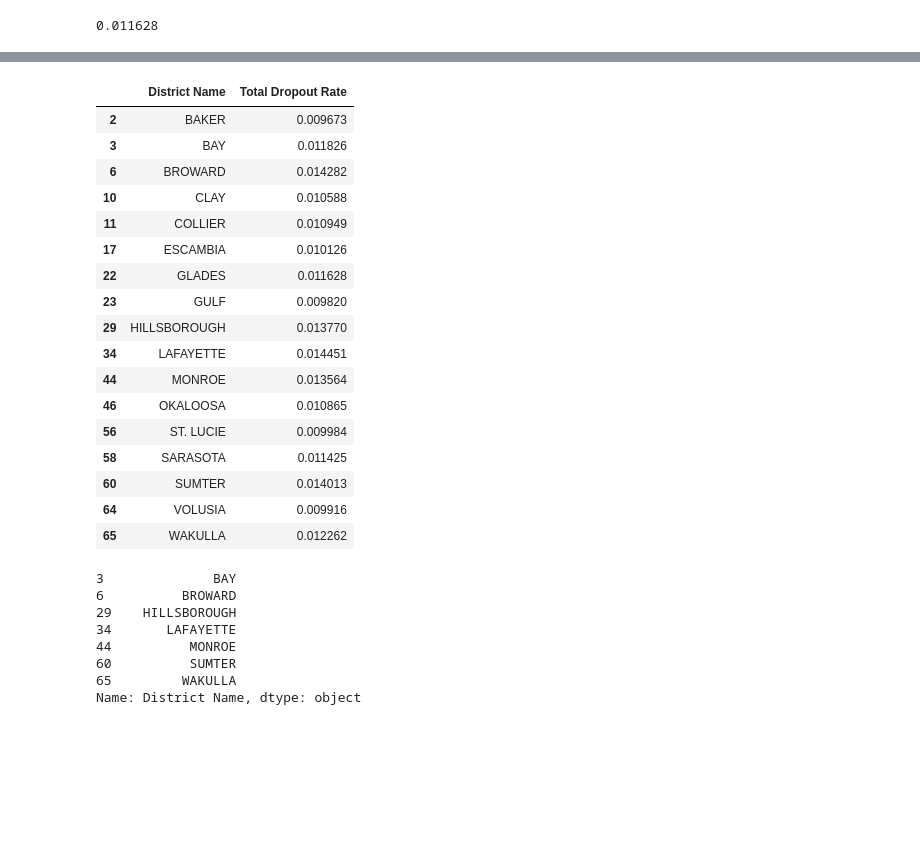
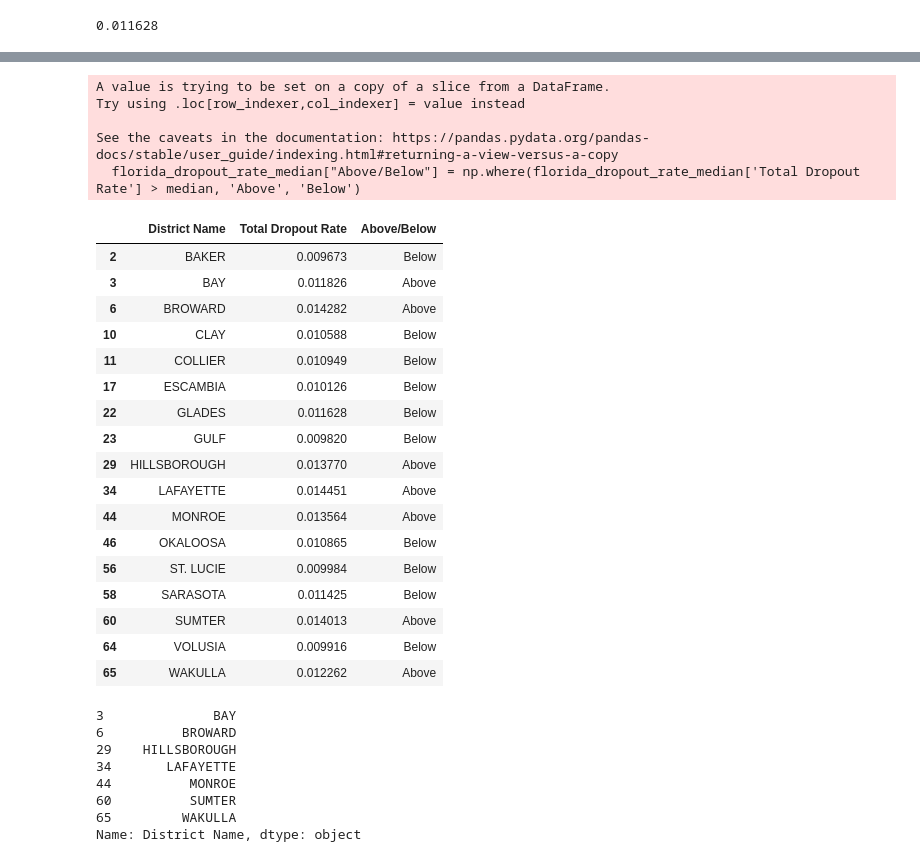
Before and after one commit to jjwilliams11/project1, a Jupyter notebook: Education_Dropout/FL_Education_Dropout_imports.ipynb, the cells around one changed output, grey strips where cells are left out. Drawn from its saved outputs; the diff is of its cells as text; code cells hidden in the pictures; blank space fills up the shorter version.

Commit message:
Update import file with Above/Below Column

```diff
--- a/Education_Dropout/FL_Education_Dropout_imports.ipynb
+++ b/Education_Dropout/FL_Education_Dropout_imports.ipynb
@@ -430,4 +430,5 @@ median
 # %% [output]
 0.011628
 # %%
-florida_dropout_rate_df = florida_dropout_rate.loc[(florida_dropout_rate["Total Dropout Rate"] > .011) & (florida_dropout_rate["Total Dropout Rate"] < .021)]
+florida_dropout_rate_median = florida_dropout_rate.loc[(florida_dropout_rate["Total Dropout Rate"] > median - .002) & (florida_dropout_rate["Total Dropout Rate"] < median + .003)]
+florida_dropout_rate_median
@@ -434,25 +454,30 @@ florida_dropout_rate_df = florida_dropout_rate.loc[(florida_dropout_rate["Total
-# %%
-florida_dropout_rate_df = florida_dropout_rate.loc[(florida_dropout_rate["Total Dropout Rate"] > median - .002) & (florida_dropout_rate["Total Dropout Rate"] < median + .003)]
-florida_dropout_rate_df
-# %% [output]
-|  | District Name | Total Dropout Rate |
-| 2 | BAKER | 0.009673 |
-| 3 | BAY | 0.011826 |
-| 6 | BROWARD | 0.014282 |
-| 10 | CLAY | 0.010588 |
-| 11 | COLLIER | 0.010949 |
-| 17 | ESCAMBIA | 0.010126 |
-| 22 | GLADES | 0.011628 |
-| 23 | GULF | 0.009820 |
-| 29 | HILLSBOROUGH | 0.013770 |
-| 34 | LAFAYETTE | 0.014451 |
-| 44 | MONROE | 0.013564 |
-| 46 | OKALOOSA | 0.010865 |
-| 56 | ST. LUCIE | 0.009984 |
-| 58 | SARASOTA | 0.011425 |
-| 60 | SUMTER | 0.014013 |
-| 64 | VOLUSIA | 0.009916 |
-| 65 | WAKULLA | 0.012262 |
+# %%
+florida_dropout_rate_median["Above/Below"] = np.where(florida_dropout_rate_median['Total Dropout Rate'] > median, 'Above', 'Below')
+florida_dropout_rate_median
+# %% [output]
+A value is trying to be set on a copy of a slice from a DataFrame.
+Try using .loc[row_indexer,col_indexer] = value instead
+
+See the caveats in the documentation: https://pandas.pydata.org/pandas-docs/stable/user_guide/indexing.html#returning-a-view-versus-a-copy
+  florida_dropout_rate_median["Above/Below"] = np.where(florida_dropout_rate_median['Total Dropout Rate'] > median, 'Above', 'Below')
+|  | District Name | Total Dropout Rate | Above/Below |
+| 2 | BAKER | 0.009673 | Below |
+| 3 | BAY | 0.011826 | Above |
+| 6 | BROWARD | 0.014282 | Above |
+| 10 | CLAY | 0.010588 | Below |
+| 11 | COLLIER | 0.010949 | Below |
+| 17 | ESCAMBIA | 0.010126 | Below |
+| 22 | GLADES | 0.011628 | Below |
+| 23 | GULF | 0.009820 | Below |
+| 29 | HILLSBOROUGH | 0.013770 | Above |
+| 34 | LAFAYETTE | 0.014451 | Above |
+| 44 | MONROE | 0.013564 | Above |
+| 46 | OKALOOSA | 0.010865 | Below |
+| 56 | ST. LUCIE | 0.009984 | Below |
+| 58 | SARASOTA | 0.011425 | Below |
+| 60 | SUMTER | 0.014013 | Above |
+| 64 | VOLUSIA | 0.009916 | Below |
+| 65 | WAKULLA | 0.012262 | Above |
 # %%
 florida_dropout_rate_df_above = florida_dropout_rate_df.loc[florida_dropout_rate_df["Total Dropout Rate"] > median]
 districts_above = florida_dropout_rate_df_above["District Name"]
```
Also changed, not shown: parts of 3 cells of this notebook, 1 other file.
